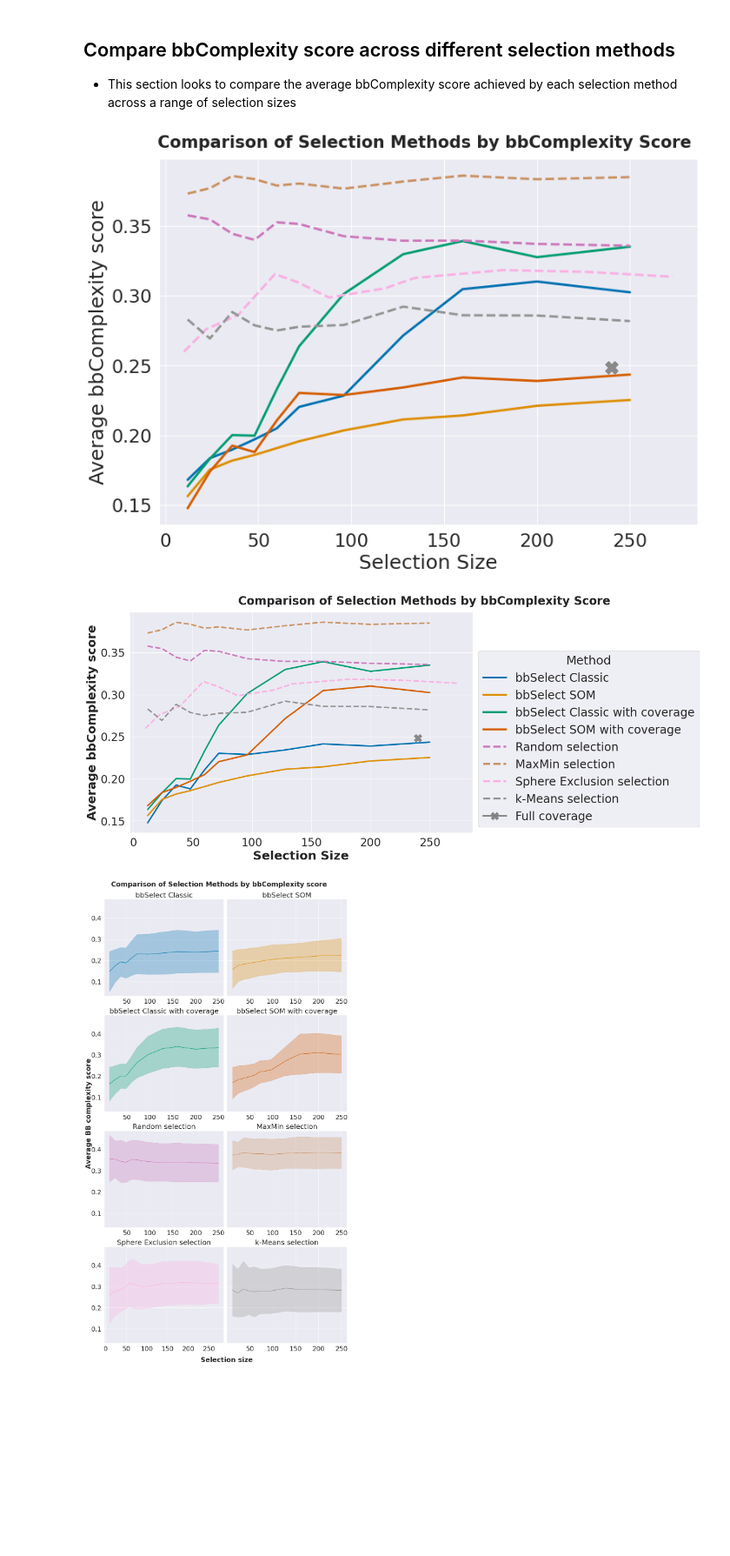
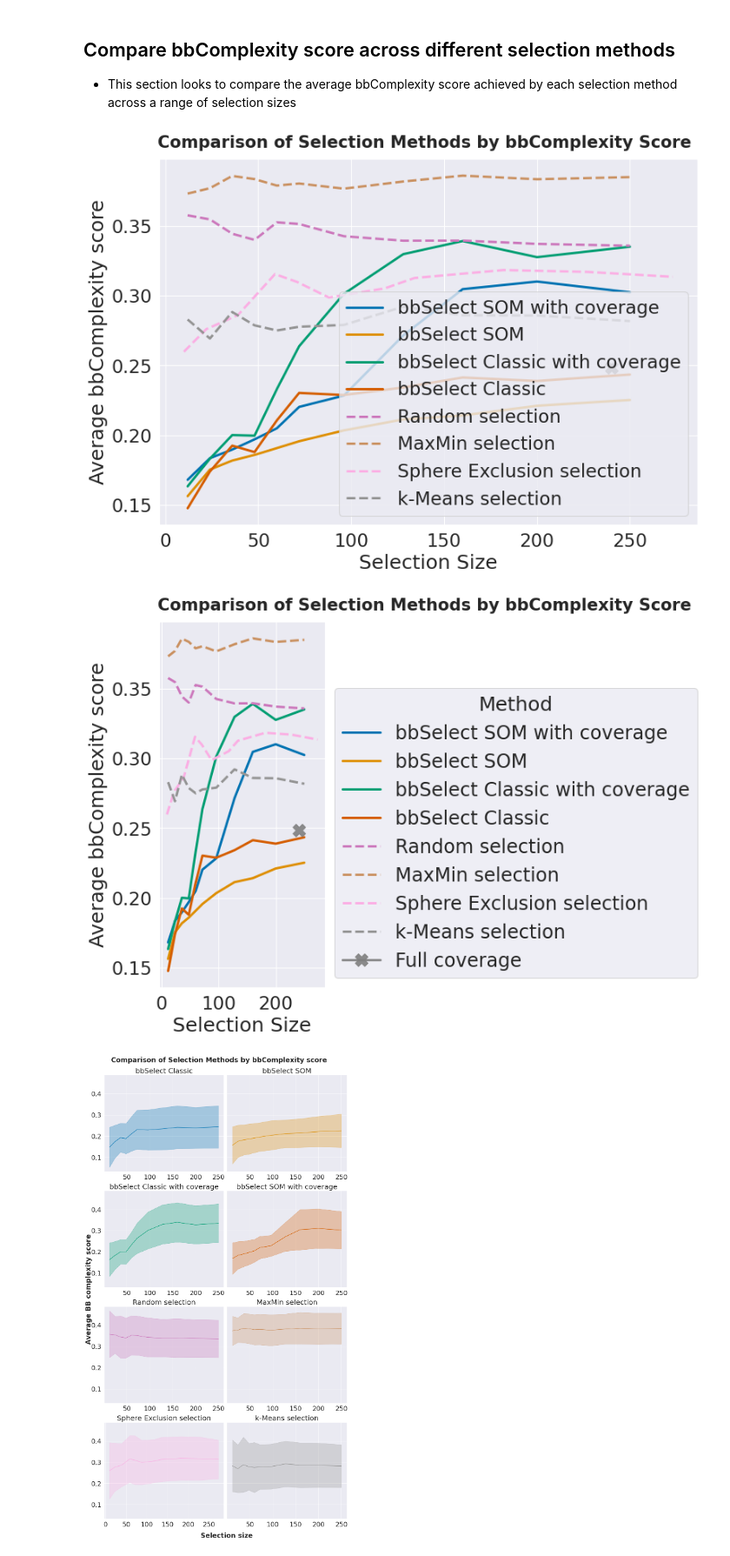
Before and after one commit to f-rianjongdee/bbSelect, a Jupyter notebook: method_comparisons/Comparison_of_diverse_selection_methods.ipynb, the cells around one changed output. Shown at 87% size. Saved outputs shown, nothing was run; the diff lists cells and outputs as text; code cells hidden in the pictures; blank space fills up the shorter version.

Commit message:
fixed legends

```diff
--- a/method_comparisons/Comparison_of_diverse_selection_methods.ipynb
+++ b/method_comparisons/Comparison_of_diverse_selection_methods.ipynb
@@ -127,7 +127,7 @@ for i, method in enumerate(method_comparisons['method'].unique()):
     else:
         linestyle = '--'
     # Plot the line for average coverage
-    sns.lineplot(data=df_filtered, x='n_select', y='MPO_mean', ax=axes, color=cp[i], ci=None, label=descriptive_name, linewidth = 3, linestyle = linestyle, palette = 'colorblind', legend = None)
+    sns.lineplot(data=df_filtered, x='n_select', y='MPO_mean', ax=axes, color=cp[i], ci=None, label=descriptive_name, linewidth = 3, linestyle = linestyle, palette = 'colorblind', legend = True)
 
 
 
@@ -141,38 +141,35 @@ fig.tight_layout()#rect=[0, 0, 1.3, 1])
 plt.tight_layout()
 plt.show()
 # %% [output]
-[figure, old version]
+[figure, new version]
 # %%
 ## This is just a duplicate of above but showing the Legend for printing purposes
+fig, axes = plt.subplots(figsize=(11, 8))
 
-fig, axes = plt.subplots(figsize=(18, 8))
-
-for i, method in enumerate(method_name_alias_dict.keys()):
+for i, method in enumerate(method_comparisons['method'].unique()):
 
     df_filtered = method_comparisons.query(f'method == "{method}"')
     descriptive_name = method_name_alias_dict.get(method, method)
     if df_filtered['_method'].values[0] in ['som', 'classic']:
         linestyle = '-'
     else:
         linestyle = '--'
     # Plot the line for average coverage
-    sns.lineplot(data=df_filtered, x='n_select', y='MPO_mean', ax=axes, color=cp[i], ci=None, label=descriptive_name, linewidth = 3, linestyle = linestyle, palette = 'colorblind')
+    sns.lineplot(data=df_filtered, x='n_select', y='MPO_mean', ax=axes, color=cp[i], ci=None, label=descriptive_name, linewidth = 3, linestyle = linestyle, palette = 'colorblind', legend = True)
+
+
 
 plt.plot(240,0.2484,linewidth=3, marker ='X', fillstyle = 'full', markersize = 16, label = 'Full coverage', color = 'grey', alpha = 0.9)
-
 legend = axes.legend(title='Method', fontsize=24, fancybox = True, loc='lower left', bbox_to_anchor=(1, 0))
-for line in legend.get_lines():
-    line.set_linewidth(4)
-
-axes.set_ylabel('Average bbComplexity score', fontweight='semibold')
-axes.set_xlabel('Selection Size', fontweight='semibold')
-fig.suptitle('Comparison of Selection Methods by bbComplexity Score', fontsize = 24, x = 0.55, fontweight='semibold')
+axes.set_ylabel('Average bbComplexity score')
+axes.set_xlabel('Selection Size')
+fig.suptitle('Comparison of Selection Methods by bbComplexity Score', fontsize = 21, x = 0.55, fontweight='bold')
 fig.tight_layout()#rect=[0, 0, 1.3, 1])
 
 plt.tight_layout()
 plt.show()
 # %% [output]
-[figure, old version]
+[figure, new version]
 # %%
 fig, ax = plt.subplots(4, 2, sharex = False, sharey = True, figsize=(13, 24))
 
```
Also changed, not shown: parts of 1 cell of this notebook.
